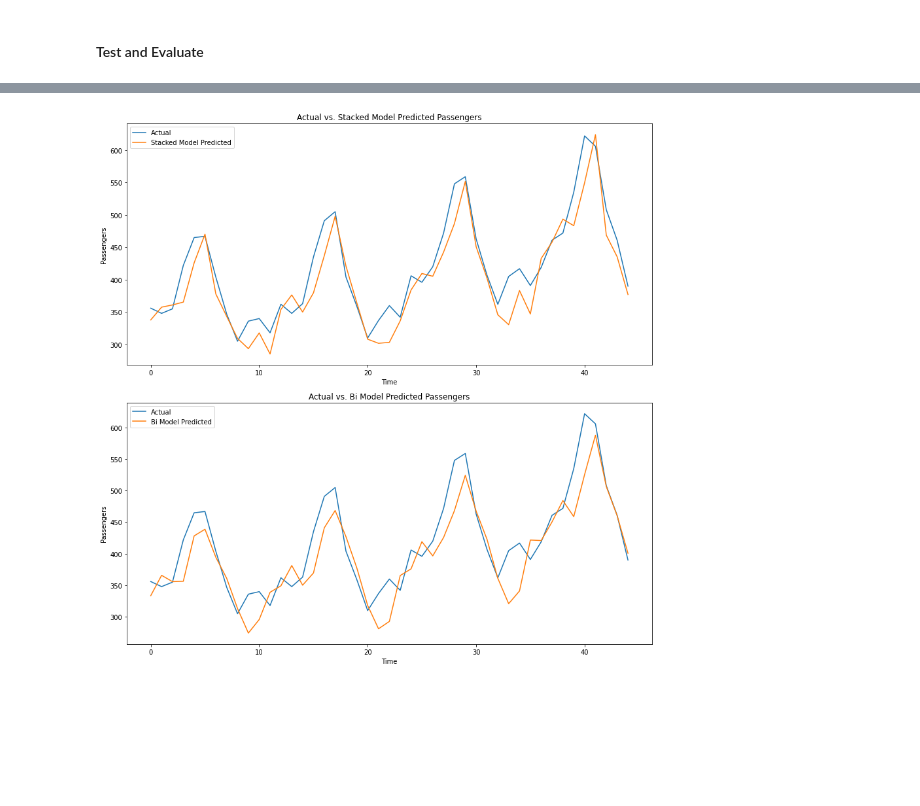
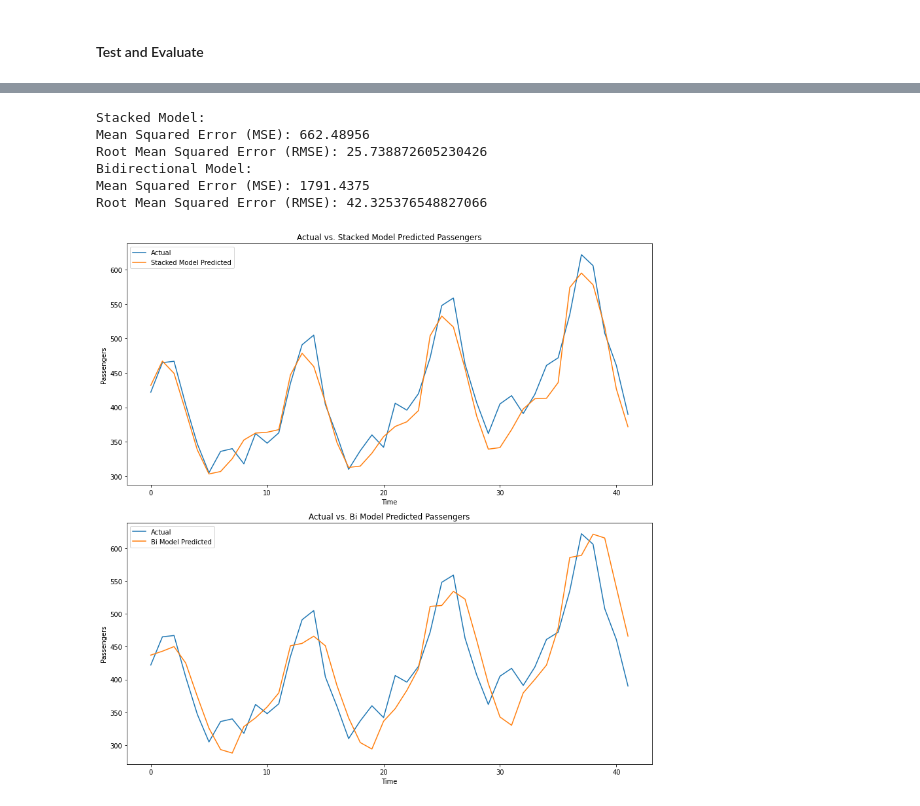
Before and after one commit to AlishaAng/Next-Sequence-Prediction, a Jupyter notebook: Time-Series-Forecasting.ipynb, the cells around one changed output, grey strips where cells are left out. Drawn from its saved outputs; the diff is of its cells as text; code cells hidden in the pictures; blank space fills up the shorter version.

```diff
--- a/Time-Series-Forecasting.ipynb
+++ b/Time-Series-Forecasting.ipynb
@@ -55 +57,6 @@ print(len(train), len(test))
+# %%
+# Scale the data
+scaler = MinMaxScaler(feature_range=(0, 1))
+train_scaled = scaler.fit_transform(train)
+test_scaled=scaler.transform(test)
 # %%
@@ -65,8 +71,8 @@ def create_dataset(dataset, look_back=1):
     return np.array(dataX), np.array(dataY)
 # %%
-look_back = 2   #you are creating input sequences of length 2 (i.e., two time steps)
-trainX, trainY = create_dataset(train, look_back)
-testX, testY = create_dataset(test, look_back)
+look_back = 5   #you are creating input sequences of length 12 (i.e., 12 time steps)
+trainX, trainY = create_dataset(train_scaled, look_back)
+testX, testY = create_dataset(test_scaled, look_back)
 # %% [markdown]
 #### The input to an LSTM network typically consists of a 3D tensor with the shape (batch_size, timesteps, input_features).
 # %% [markdown]
@@ -110,10 +116,15 @@ Predicted Population Count: 206.3245250751
 # %% [markdown]
 #### Bidirectional LSTM
 # %%
-Bi_model = Sequential()
-Bi_model.add(Bidirectional(LSTM(50, activation='relu'), input_shape=(look_back, trainX.shape[2])))
-Bi_model.add(Dense(1))
-Bi_model.compile(optimizer='adam', loss='mse')
+def create_bidirectional_lstm_model(units=50, activation='relu'):
+    model = Sequential()
+    model.add(Bidirectional(LSTM(units, activation=activation), input_shape=(look_back, trainX.shape[2])))
+    model.add(Dense(1))
+    model.compile(optimizer='adam', loss='mse')
+    return model
+
+Bi_model = create_bidirectional_lstm_model(units=50, activation='relu')
+
 # fit model
 Bi_model.fit(trainX, trainY, epochs=200, verbose=0)
 # %% [output]
@@ -164,23 +145,56 @@ Root Mean Squared Error (RMSE): 40.54776913754011
+# %%
+# Inverse transform and reshape predictions
+def inverse_transform_and_reshape(predictions, scaler, shape):
+    predictions_copies = np.repeat(predictions, shape[2], axis=-1)
+    return scaler.inverse_transform(np.reshape(predictions_copies, (len(predictions), shape[2])))[:, 0]
+
+stacked_pred = inverse_transform_and_reshape(stacked_test_predictions, scaler, trainX.shape)
+bi_pred = inverse_transform_and_reshape(Bi_test_predictions, scaler, trainX.shape)
+
+# Original test label
+original_copies_array = np.repeat(testY, trainX.shape[2], axis=-1)
+original_testY = scaler.inverse_transform(np.reshape(original_copies_array, (len(testY), trainX.shape[2])))[:, 0]
+# %%
+print("Stacked Model:")
+mse = mean_squared_error(original_testY, stacked_pred)
+print("Mean Squared Error (MSE):", mse)
+
+rmse = sqrt(mse)
+print("Root Mean Squared Error (RMSE):", rmse)
+
+print("Bidirectional Model:")
+mse = mean_squared_error(original_testY, bi_pred)
+print("Mean Squared Error (MSE):", mse)
+
+rmse = sqrt(mse)
+print("Root Mean Squared Error (RMSE):", rmse)
+# %% [output]
+Stacked Model:
+Mean Squared Error (MSE): 662.48956
+Root Mean Squared Error (RMSE): 25.738872605230426
+Bidirectional Model:
+Mean Squared Error (MSE): 1791.4375
+Root Mean Squared Error (RMSE): 42.325376548827066
 # %%
 fig, axes = plt.subplots(2, 1, figsize=(12, 12))
 
 # Plot for Stacked Model
-axes[0].plot(testY, label='Actual')
-axes[0].plot(stacked_test_predictions, label='Stacked Model Predicted')
+axes[0].plot(original_testY, label='Actual')
+axes[0].plot(stacked_pred, label='Stacked Model Predicted')
 axes[0].set_xlabel('Time')
 axes[0].set_ylabel('Passengers')
 axes[0].legend()
 axes[0].set_title('Actual vs. Stacked Model Predicted Passengers')
 
 # Plot for Bi Model
-axes[1].plot(testY, label='Actual')
-axes[1].plot(Bi_test_predictions, label='Bi Model Predicted')
+axes[1].plot(original_testY, label='Actual')
+axes[1].plot(bi_pred, label='Bi Model Predicted')
 axes[1].set_xlabel('Time')
 axes[1].set_ylabel('Passengers')
 axes[1].legend()
 axes[1].set_title('Actual vs. Bi Model Predicted Passengers')
 
 plt.tight_layout()
 plt.show()
 # %% [output]
-[figure, old version]
+[figure, new version]
```
Also changed, not shown: parts of 22 cells of this notebook.
